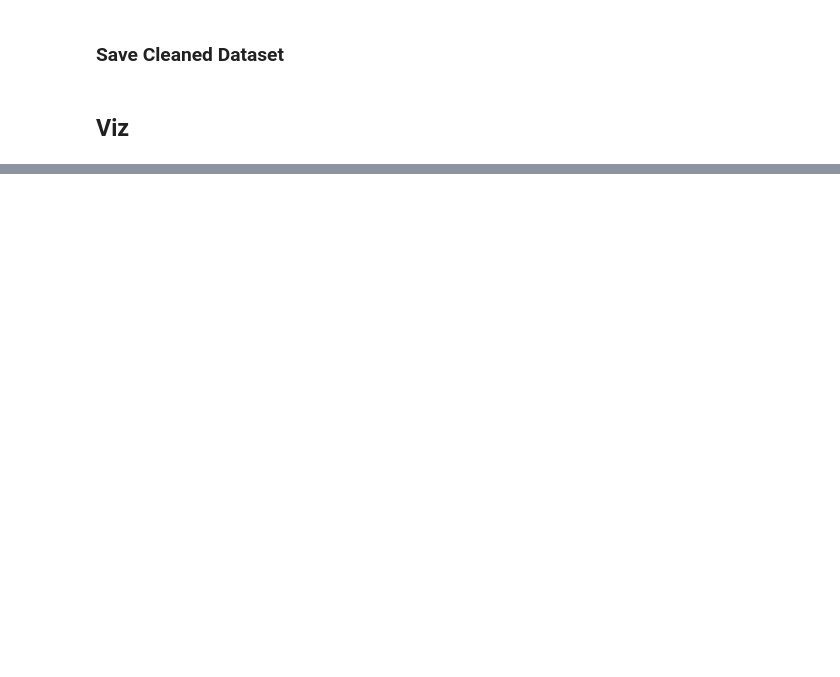
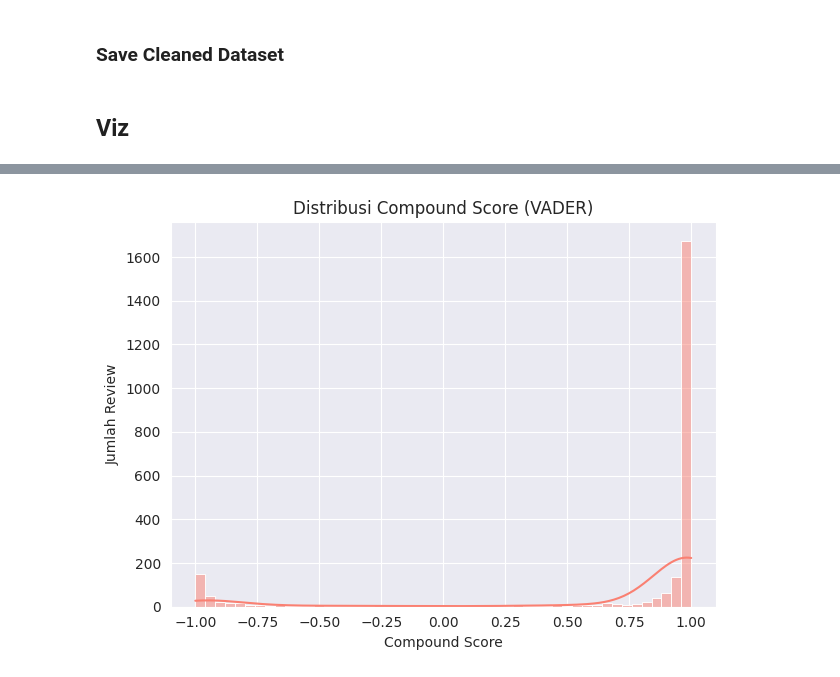
Before and after one commit to nathanaelganata/myanimelist-nlp, a Jupyter notebook: notebooks/02-sentiment-analysis.ipynb, the cells around one changed output, grey strips where cells are left out. Cells and saved outputs as stored; diff of their text form; code cells hidden in the pictures; blank space fills up the shorter version.

```diff
--- a/notebooks/02-sentiment-analysis.ipynb
+++ b/notebooks/02-sentiment-analysis.ipynb
@@ -91,0 +125,9 @@ df.to_csv(r'../data/processed/top_150_fantasy_reviews_sentiment.csv', index=Fals
+# %%
+sns.histplot(df['vader_compound'], bins=50, kde=True, color='salmon')
+plt.title('Distribusi Compound Score (VADER)')
+plt.xlabel('Compound Score')
+plt.ylabel('Jumlah Review')
+plt.tight_layout()
+plt.show()
+# %% [output]
+[figure, added]
```
Also changed, not shown: parts of 15 cells of this notebook, 2 other files.
